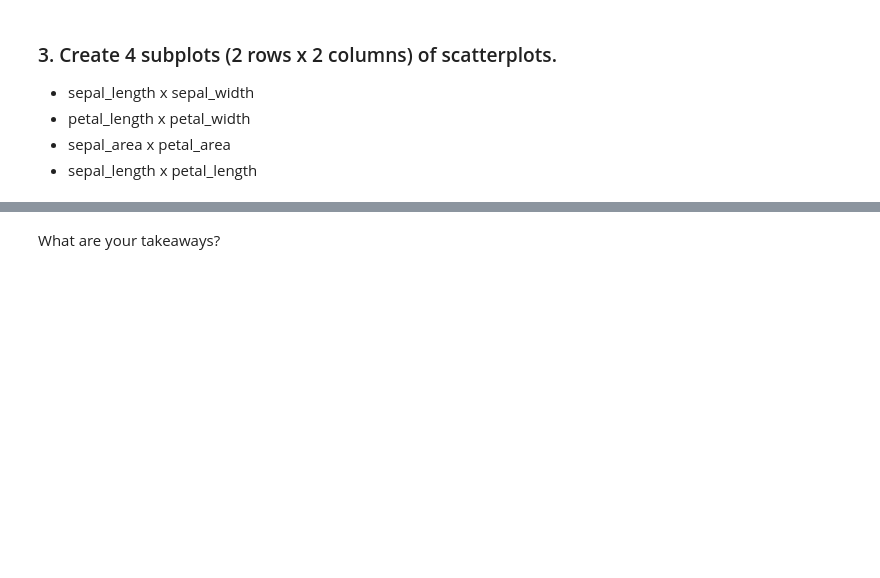
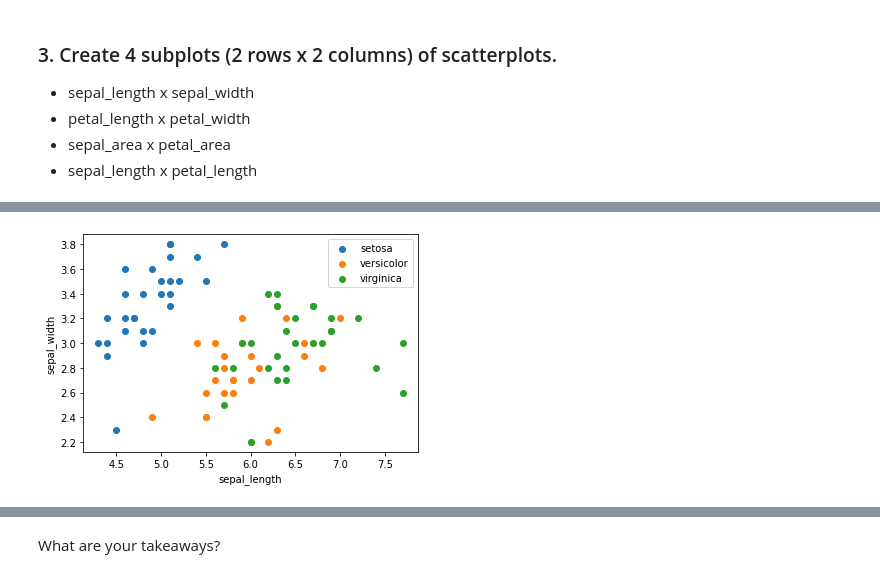
Before and after one commit to o0amandagomez0o/classification-exercises, a Jupyter notebook: classification_exercises.ipynb, the cells around one changed output, grey strips where cells are left out. Saved outputs shown, nothing was run; the diff lists cells and outputs as text; code cells hidden in the pictures; blank space fills up the shorter version.

```diff
--- a/classification_exercises.ipynb
+++ b/classification_exercises.ipynb
@@ -794,0 +819,12 @@ TypeError: unhashable type: 'list'
+# %%
+def scatter_by_species(x, y):
+    for species, subset in train.groupby('species'):
+        plt.scatter(subset[x], subset[y], label=species)
+        plt.xlabel(x)
+        plt.ylabel(y)
+        plt.legend()
+
+# test it with one plot: where x: sepal_length & y:sepal_width
+scatter_by_species('sepal_length', 'sepal_width')
+# %% [output]
+[figure, added]
```
Also changed, not shown: parts of 27 cells of this notebook.
